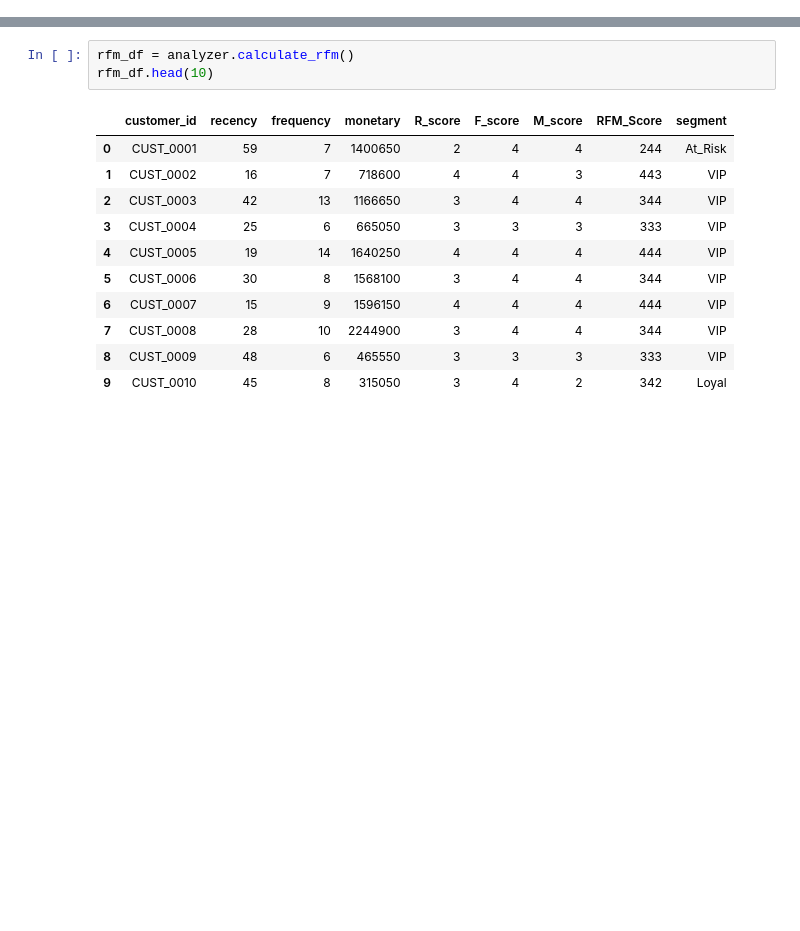
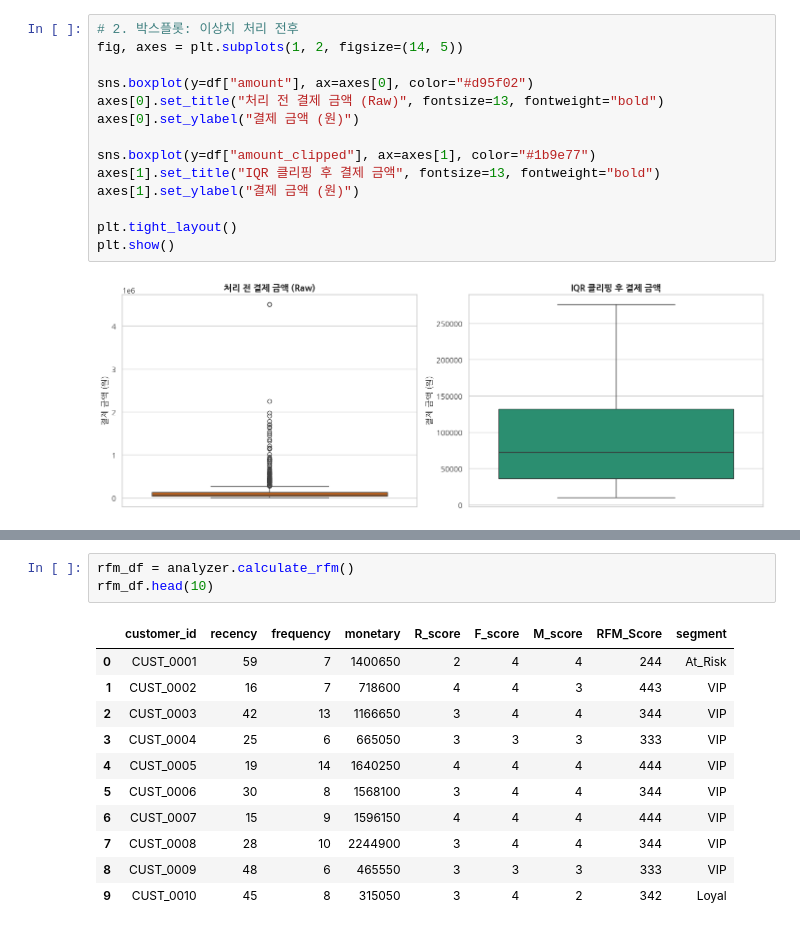
Before and after one commit to sonjehyun123-maker/Codyssey_AI-SW_advanced, a Jupyter notebook: Data_Analysis/A1-1/notebooks/analysis_report.ipynb, the cells around one changed output, grey strips where cells are left out. Saved outputs shown, nothing was run; the diff lists cells and outputs as text; blank space fills up the shorter version.

```diff
--- a/Data_Analysis/A1-1/notebooks/analysis_report.ipynb
+++ b/Data_Analysis/A1-1/notebooks/analysis_report.ipynb
@@ -278,0 +268,16 @@ plt.show()
+# %%
+# 2. 박스플롯: 이상치 처리 전후
+fig, axes = plt.subplots(1, 2, figsize=(14, 5))
+
+sns.boxplot(y=df["amount"], ax=axes[0], color="#d95f02")
+axes[0].set_title("처리 전 결제 금액 (Raw)", fontsize=13, fontweight="bold")
+axes[0].set_ylabel("결제 금액 (원)")
+
+sns.boxplot(y=df["amount_clipped"], ax=axes[1], color="#1b9e77")
+axes[1].set_title("IQR 클리핑 후 결제 금액", fontsize=13, fontweight="bold")
+axes[1].set_ylabel("결제 금액 (원)")
+
+plt.tight_layout()
+plt.show()
+# %% [output]
+[figure, added]
```
Also changed, not shown: parts of 56 cells of this notebook, 5 other files.
